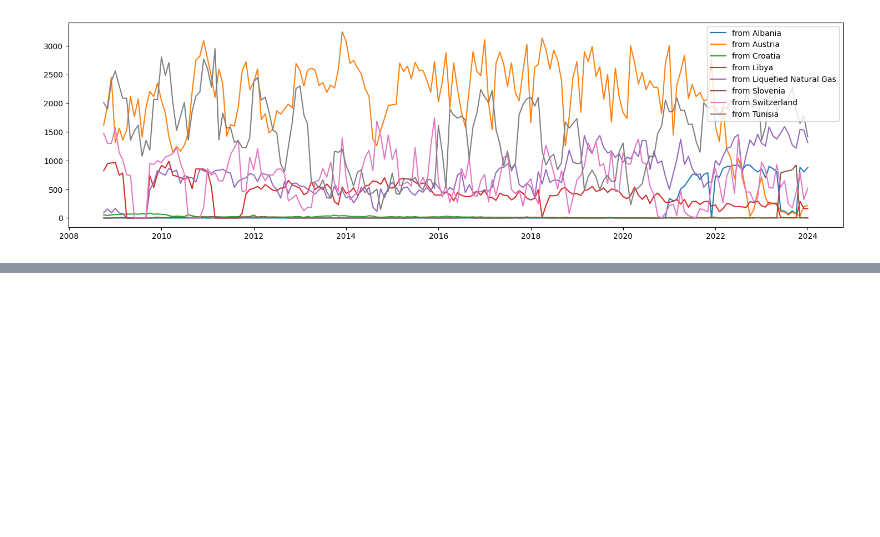
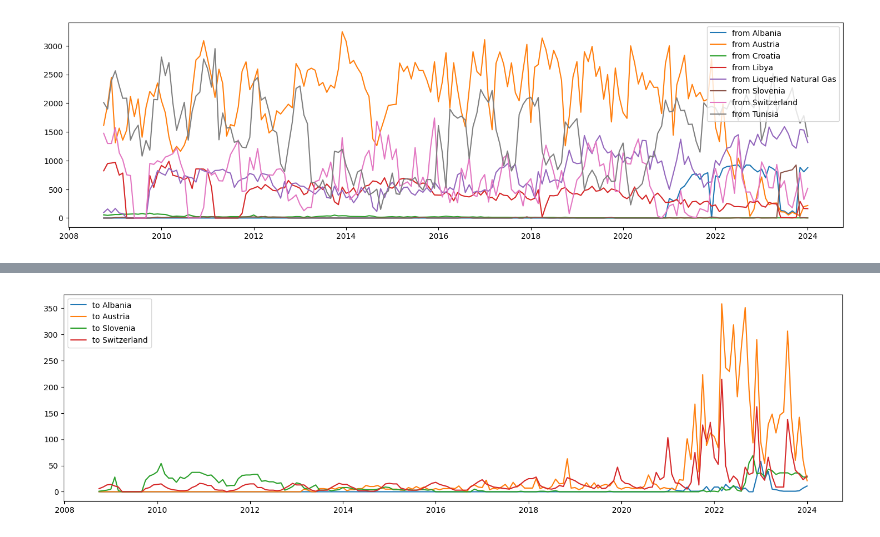
Before and after one commit to gaya22/Project_3_SEne, a Jupyter notebook: 02_data_cleaning.ipynb, the cells around one changed output, grey strips where cells are left out. Drawn from its saved outputs; the diff is of its cells as text; code cells hidden in the pictures; blank space fills up the shorter version.

```diff
--- a/02_data_cleaning.ipynb
+++ b/02_data_cleaning.ipynb
@@ -100,3 +99,12 @@ KeyboardInterrupt:
+# %%
+prova = af.flows_from_direction("Italy", flows_df, "net")
+plt.figure().set_figwidth(18)
+for col in prova.columns:
+    plt.plot(prova[col], label=col)
+plt.legend()
+plt.show()
+# %% [output]
+[figure, added]
 # %%
 # Saving the cleaned file
 flows_df.to_csv('GTF_export_cleaned.csv', encoding='utf-8', index=True)
```
Also changed, not shown: parts of 1 cell of this notebook, 2 other files.
